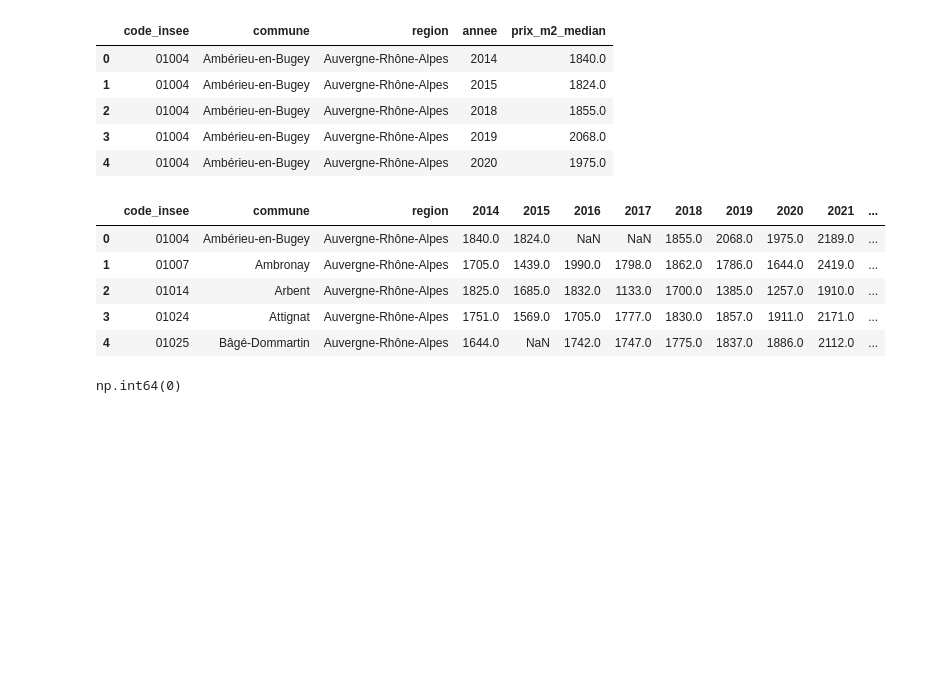
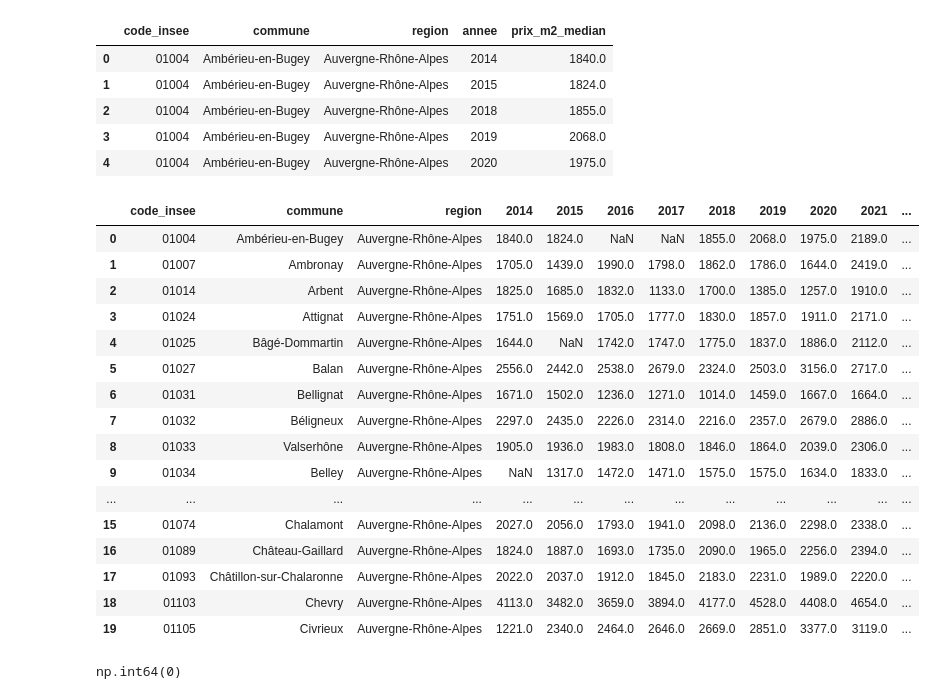
Before and after one commit to TomasAMG7/Python_S1_Challut_Garcia_Mossel, a Jupyter notebook: DATA/Données_price_immobilier.ipynb, the cells around one changed output. Cells and saved outputs as stored; diff of their text form; code cells hidden in the pictures; blank space fills up the shorter version.

```diff
--- a/DATA/Données_price_immobilier.ipynb
+++ b/DATA/Données_price_immobilier.ipynb
@@ -329,14 +329,25 @@ Prix_immo = P2.merge(
     how = 'right'
 )
 # %%
-Prix_immo.head()
+Prix_immo.head(20)
 # %% [output]
 |  | code_insee | commune | region | 2014 | 2015 | 2016 | 2017 | 2018 | 2019 | 2020 | 2021 | ... |
 | 0 | 01004 | Ambérieu-en-Bugey | Auvergne-Rhône-Alpes | 1840.0 | 1824.0 | NaN | NaN | 1855.0 | 2068.0 | 1975.0 | 2189.0 | ... |
 | 1 | 01007 | Ambronay | Auvergne-Rhône-Alpes | 1705.0 | 1439.0 | 1990.0 | 1798.0 | 1862.0 | 1786.0 | 1644.0 | 2419.0 | ... |
 | 2 | 01014 | Arbent | Auvergne-Rhône-Alpes | 1825.0 | 1685.0 | 1832.0 | 1133.0 | 1700.0 | 1385.0 | 1257.0 | 1910.0 | ... |
 | 3 | 01024 | Attignat | Auvergne-Rhône-Alpes | 1751.0 | 1569.0 | 1705.0 | 1777.0 | 1830.0 | 1857.0 | 1911.0 | 2171.0 | ... |
 | 4 | 01025 | Bâgé-Dommartin | Auvergne-Rhône-Alpes | 1644.0 | NaN | 1742.0 | 1747.0 | 1775.0 | 1837.0 | 1886.0 | 2112.0 | ... |
+| 5 | 01027 | Balan | Auvergne-Rhône-Alpes | 2556.0 | 2442.0 | 2538.0 | 2679.0 | 2324.0 | 2503.0 | 3156.0 | 2717.0 | ... |
+| 6 | 01031 | Bellignat | Auvergne-Rhône-Alpes | 1671.0 | 1502.0 | 1236.0 | 1271.0 | 1014.0 | 1459.0 | 1667.0 | 1664.0 | ... |
+| 7 | 01032 | Béligneux | Auvergne-Rhône-Alpes | 2297.0 | 2435.0 | 2226.0 | 2314.0 | 2216.0 | 2357.0 | 2679.0 | 2886.0 | ... |
+| 8 | 01033 | Valserhône | Auvergne-Rhône-Alpes | 1905.0 | 1936.0 | 1983.0 | 1808.0 | 1846.0 | 1864.0 | 2039.0 | 2306.0 | ... |
+| 9 | 01034 | Belley | Auvergne-Rhône-Alpes | NaN | 1317.0 | 1472.0 | 1471.0 | 1575.0 | 1575.0 | 1634.0 | 1833.0 | ... |
+| ... | ... | ... | ... | ... | ... | ... | ... | ... | ... | ... | ... | ... |
+| 15 | 01074 | Chalamont | Auvergne-Rhône-Alpes | 2027.0 | 2056.0 | 1793.0 | 1941.0 | 2098.0 | 2136.0 | 2298.0 | 2338.0 | ... |
+| 16 | 01089 | Château-Gaillard | Auvergne-Rhône-Alpes | 1824.0 | 1887.0 | 1693.0 | 1735.0 | 2090.0 | 1965.0 | 2256.0 | 2394.0 | ... |
+| 17 | 01093 | Châtillon-sur-Chalaronne | Auvergne-Rhône-Alpes | 2022.0 | 2037.0 | 1912.0 | 1845.0 | 2183.0 | 2231.0 | 1989.0 | 2220.0 | ... |
+| 18 | 01103 | Chevry | Auvergne-Rhône-Alpes | 4113.0 | 3482.0 | 3659.0 | 3894.0 | 4177.0 | 4528.0 | 4408.0 | 4654.0 | ... |
+| 19 | 01105 | Civrieux | Auvergne-Rhône-Alpes | 1221.0 | 2340.0 | 2464.0 | 2646.0 | 2669.0 | 2851.0 | 3377.0 | 3119.0 | ... |
 # %%
 # %% [output]
 np.int64(0)
```
Also changed, not shown: 1 other file.
